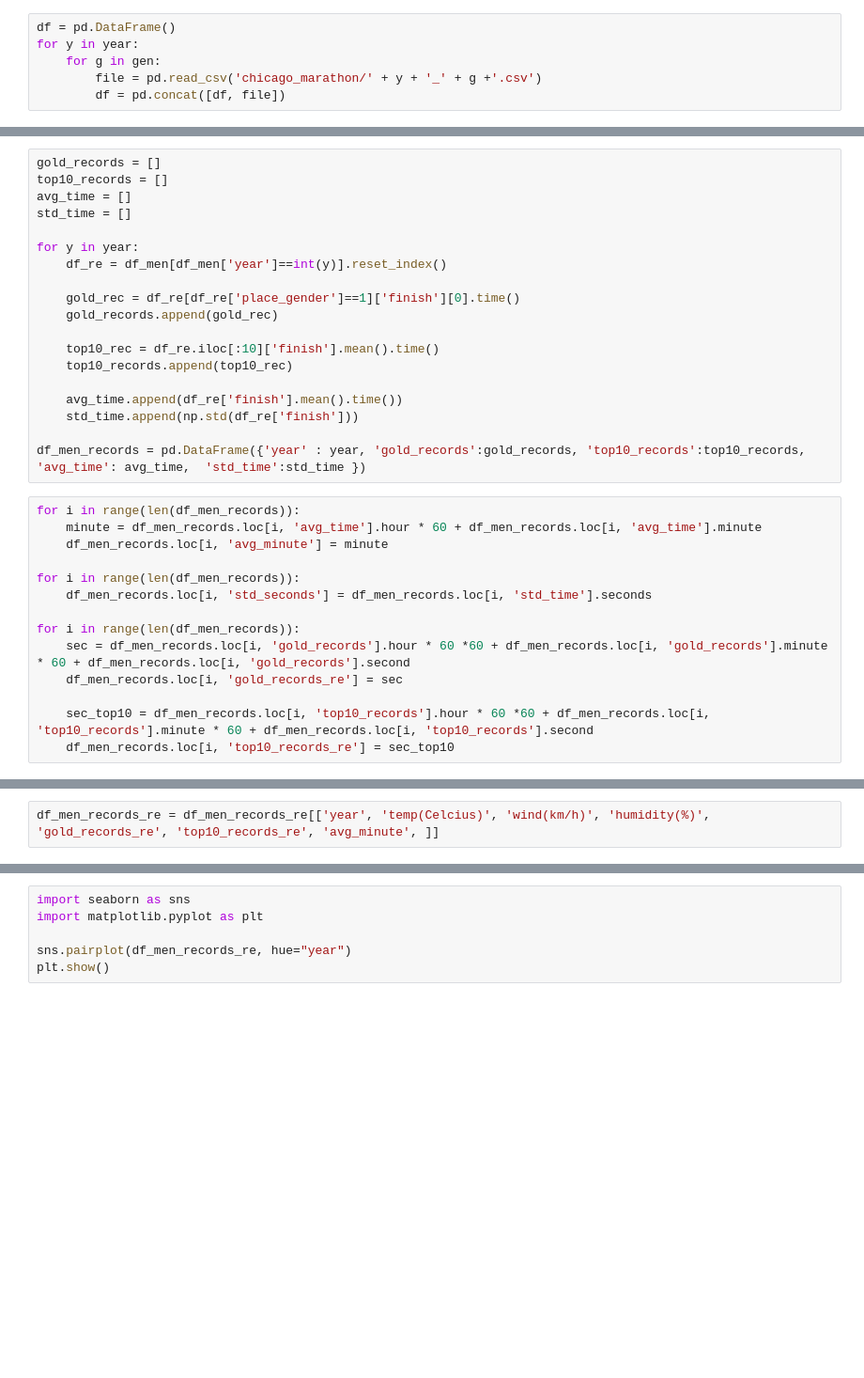
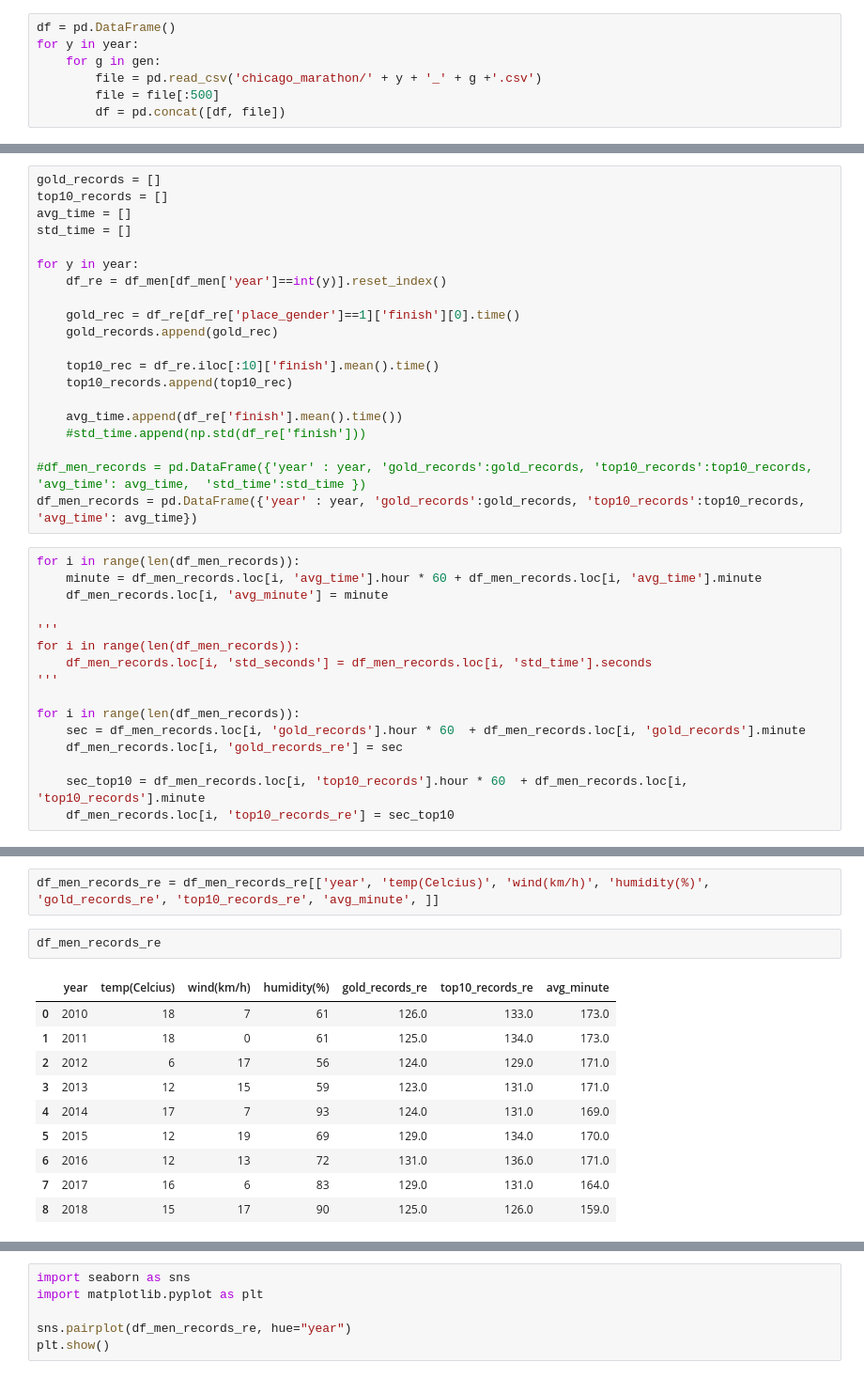
Before and after one commit to king-rabbit/marathon_and_weather, a Jupyter notebook: data/chicago_marathon_records.ipynb, the cells around one changed output, grey strips where cells are left out. Shown: that part at 94% size. Saved outputs shown, nothing was run; the diff lists cells and outputs as text; blank space fills up the shorter version.

Commit message:
data visualization

```diff
--- a/data/chicago_marathon_records.ipynb
+++ b/data/chicago_marathon_records.ipynb
@@ -17,6 +17,7 @@ df = pd.DataFrame()
 for y in year:
     for g in gen:
         file = pd.read_csv('chicago_marathon/' + y + '_' + g +'.csv')
+        file = file[:500]
         df = pd.concat([df, file])
 # %%
 df = df.reset_index()
@@ -59,22 +60,25 @@ for y in year:
     top10_records.append(top10_rec)
 
     avg_time.append(df_re['finish'].mean().time())
-    std_time.append(np.std(df_re['finish']))
+    #std_time.append(np.std(df_re['finish']))
 
-df_men_records = pd.DataFrame({'year' : year, 'gold_records':gold_records, 'top10_records':top10_records, 'avg_time': avg_time,  'std_time':std_time })
+#df_men_records = pd.DataFrame({'year' : year, 'gold_records':gold_records, 'top10_records':top10_records, 'avg_time': avg_time,  'std_time':std_time })
+df_men_records = pd.DataFrame({'year' : year, 'gold_records':gold_records, 'top10_records':top10_records, 'avg_time': avg_time})
 # %%
 for i in range(len(df_men_records)):
     minute = df_men_records.loc[i, 'avg_time'].hour * 60 + df_men_records.loc[i, 'avg_time'].minute
     df_men_records.loc[i, 'avg_minute'] = minute
 
+'''
 for i in range(len(df_men_records)):
     df_men_records.loc[i, 'std_seconds'] = df_men_records.loc[i, 'std_time'].seconds
+'''
 
 for i in range(len(df_men_records)):
-    sec = df_men_records.loc[i, 'gold_records'].hour * 60 *60 + df_men_records.loc[i, 'gold_records'].minute * 60 + df_men_records.loc[i, 'gold_records'].second
+    sec = df_men_records.loc[i, 'gold_records'].hour * 60  + df_men_records.loc[i, 'gold_records'].minute
     df_men_records.loc[i, 'gold_records_re'] = sec
 
-    sec_top10 = df_men_records.loc[i, 'top10_records'].hour * 60 *60 + df_men_records.loc[i, 'top10_records'].minute * 60 + df_men_records.loc[i, 'top10_records'].second
+    sec_top10 = df_men_records.loc[i, 'top10_records'].hour * 60  + df_men_records.loc[i, 'top10_records'].minute
     df_men_records.loc[i, 'top10_records_re'] = sec_top10
 # %%
 df_men_records =df_men_records.astype({'year':'int64'})
@@ -82,3 +86,16 @@ df_men_records =df_men_records.astype({'year':'int64'})
 df_men_records_re = pd.merge(df_men_records, temp, how='left', on='year')
 # %%
 df_men_records_re = df_men_records_re[['year', 'temp(Celcius)', 'wind(km/h)', 'humidity(%)', 'gold_records_re', 'top10_records_re', 'avg_minute', ]]
+# %%
+df_men_records_re
+# %% [output]
+|  | year | temp(Celcius) | wind(km/h) | humidity(%) | gold_records_re | top10_records_re | avg_minute |
+| 0 | 2010 | 18 | 7 | 61 | 126.0 | 133.0 | 173.0 |
+| 1 | 2011 | 18 | 0 | 61 | 125.0 | 134.0 | 173.0 |
+| 2 | 2012 | 6 | 17 | 56 | 124.0 | 129.0 | 171.0 |
+| 3 | 2013 | 12 | 15 | 59 | 123.0 | 131.0 | 171.0 |
+| 4 | 2014 | 17 | 7 | 93 | 124.0 | 131.0 | 169.0 |
+| 5 | 2015 | 12 | 19 | 69 | 129.0 | 134.0 | 170.0 |
+| 6 | 2016 | 12 | 13 | 72 | 131.0 | 136.0 | 171.0 |
+| 7 | 2017 | 16 | 6 | 83 | 129.0 | 131.0 | 164.0 |
+| 8 | 2018 | 15 | 17 | 90 | 125.0 | 126.0 | 159.0 |
```
Also changed, not shown: parts of 10 cells of this notebook, 7 other files.
